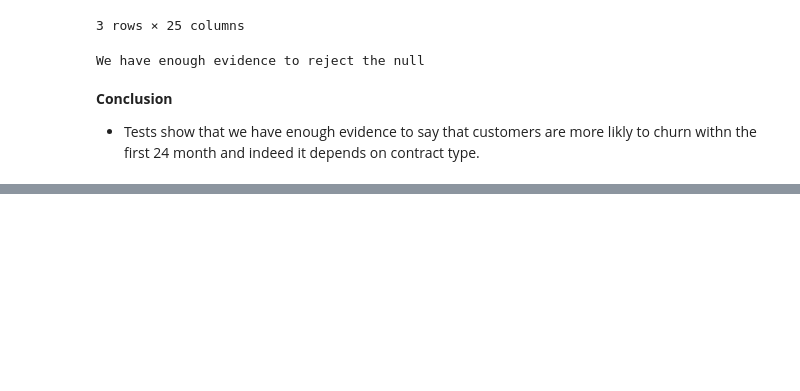
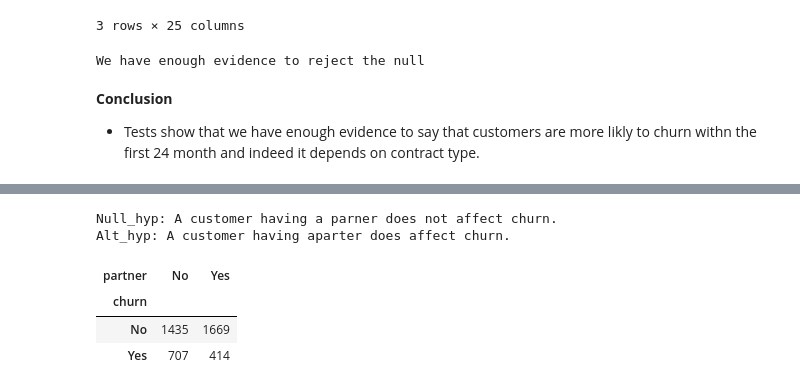
Before and after one commit to MigashaneVictoire/telco_churn_classification_project, a Jupyter notebook: statistic_testing.ipynb, the cells around one changed output, grey strips where cells are left out. Saved outputs shown, nothing was run; the diff lists cells and outputs as text; code cells hidden in the pictures; blank space fills up the shorter version.

```diff
--- a/statistic_testing.ipynb
+++ b/statistic_testing.ipynb
@@ -258,0 +263,14 @@ We have enough evidence to reject the null
+# %%
+print("Null_hyp: A customer having a parner does not affect churn.")
+print("Alt_hyp: A customer having aparter does affect churn.")
+
+# run a contegency tale
+cont_table = pd.crosstab(train.churn, train.partner)
+cont_table
+# %% [output]
+Null_hyp: A customer having a parner does not affect churn.
+Alt_hyp: A customer having aparter does affect churn.
+| partner | No | Yes |
+| churn |  |  |
+| No | 1435 | 1669 |
+| Yes | 707 | 414 |
```
Also changed, not shown: parts of 16 cells of this notebook, 1 other file.
